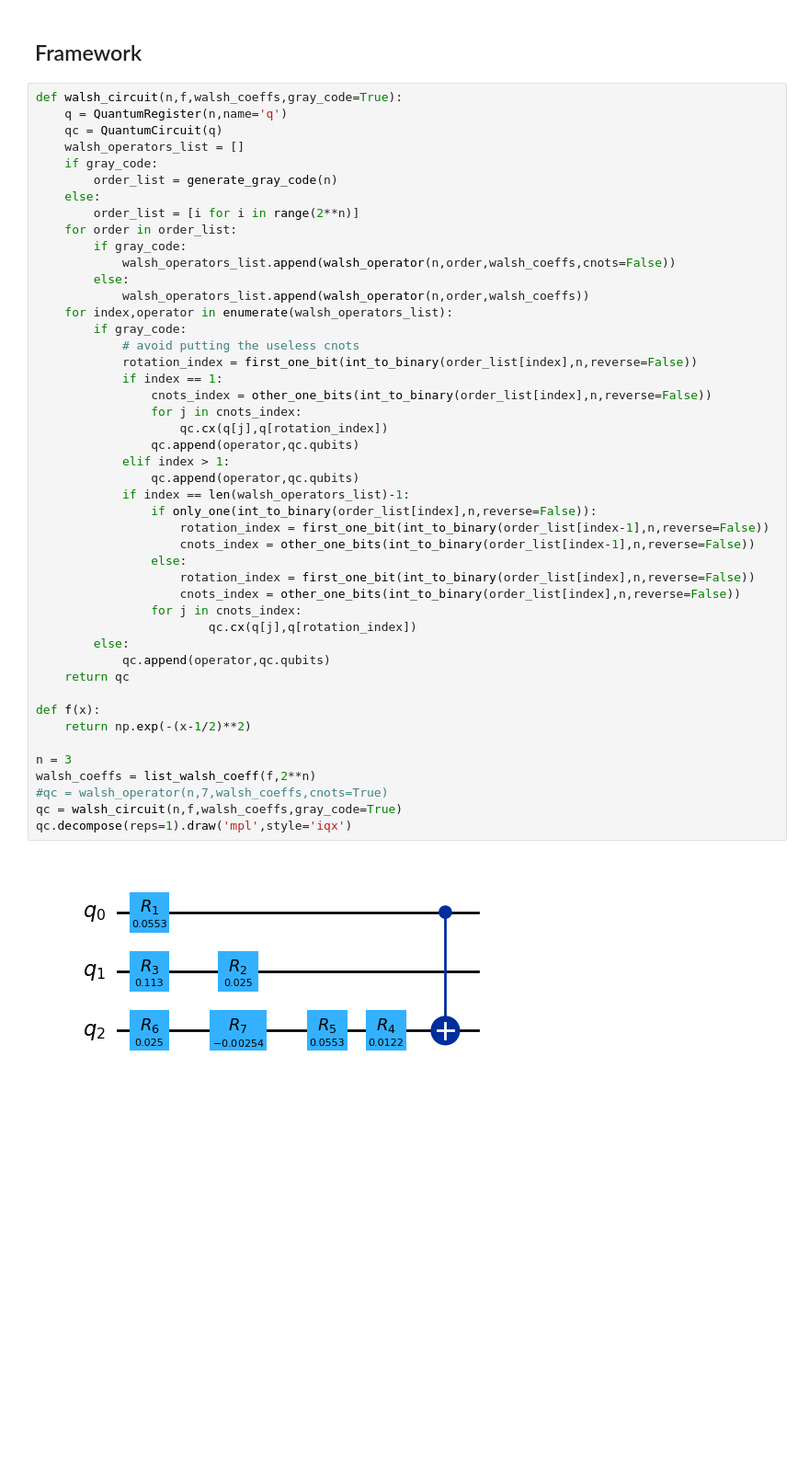
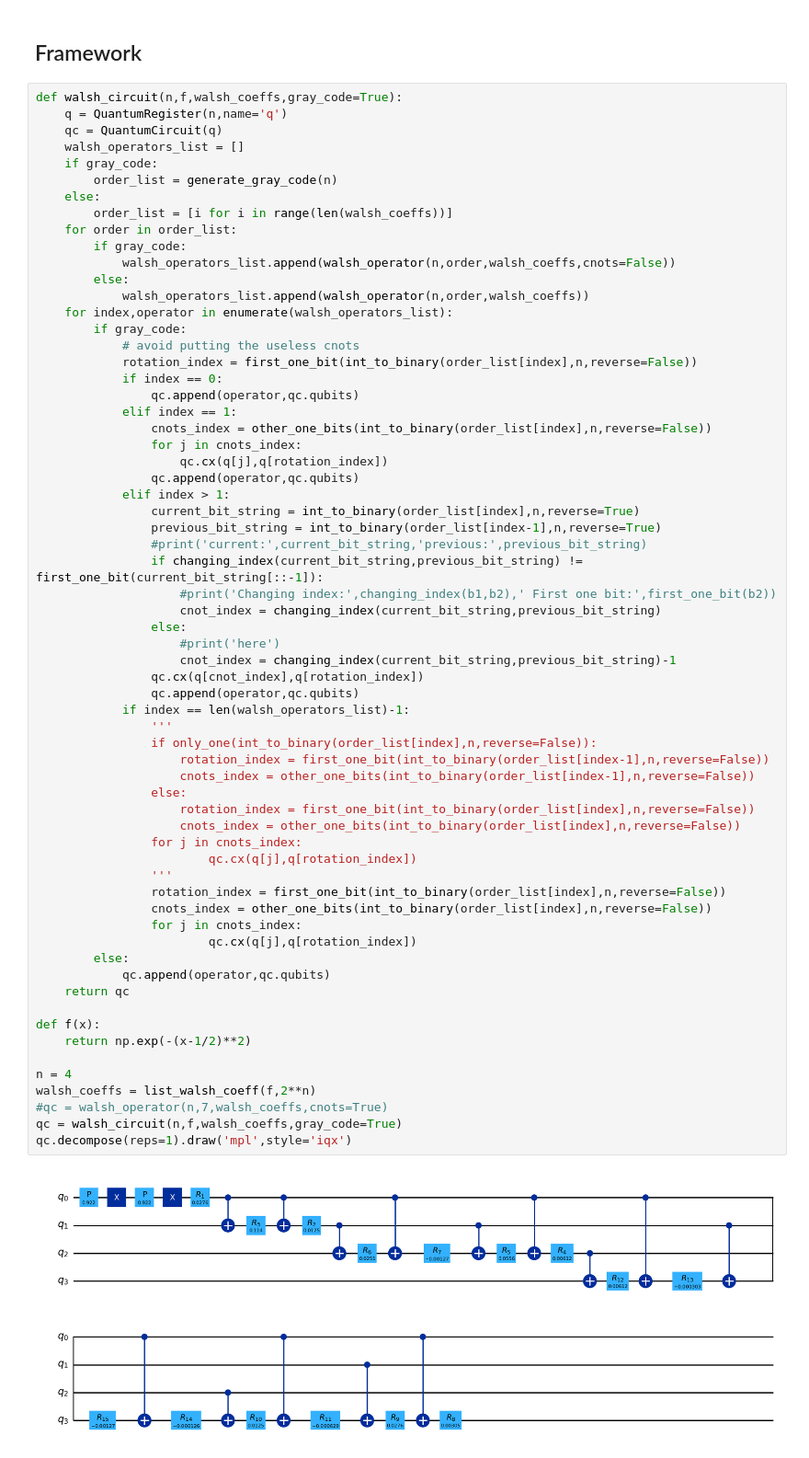
Before and after one commit to ugo-nzongani/Adjustable-depth-quantum-circuit-for-diagonal-unitary-and-QSP, a Jupyter notebook: zylberman_nzongani.ipynb, the cells around one changed output. Shown at 92% size. Cells and saved outputs as stored; diff of their text form; blank space fills up the shorter version.

```diff
--- a/zylberman_nzongani.ipynb
+++ b/zylberman_nzongani.ipynb
@@ -382,7 +384,7 @@ def walsh_circuit(n,f,walsh_coeffs,gray_code=True):
     if gray_code:
         order_list = generate_gray_code(n)
     else:
-        order_list = [i for i in range(2**n)]
+        order_list = [i for i in range(len(walsh_coeffs))]
     for order in order_list:
         if gray_code:
             walsh_operators_list.append(walsh_operator(n,order,walsh_coeffs,cnots=False))
@@ -392,33 +394,51 @@ def walsh_circuit(n,f,walsh_coeffs,gray_code=True):
         if gray_code:
             # avoid putting the useless cnots
             rotation_index = first_one_bit(int_to_binary(order_list[index],n,reverse=False))
-            if index == 1:
+            if index == 0:
+                qc.append(operator,qc.qubits)
+            elif index == 1:
                 cnots_index = other_one_bits(int_to_binary(order_list[index],n,reverse=False))
                 for j in cnots_index:
                     qc.cx(q[j],q[rotation_index])
                 qc.append(operator,qc.qubits)
             elif index > 1:
+                current_bit_string = int_to_binary(order_list[index],n,reverse=True)
+                previous_bit_string = int_to_binary(order_list[index-1],n,reverse=True)
+                #print('current:',current_bit_string,'previous:',previous_bit_string)
+                if changing_index(current_bit_string,previous_bit_string) != first_one_bit(current_bit_string[::-1]):
+                    #print('Changing index:',changing_index(b1,b2),' First one bit:',first_one_bit(b2))
+                    cnot_index = changing_index(current_bit_string,previous_bit_string)
+                else:
+                    #print('here')
+                    cnot_index = changing_index(current_bit_string,previous_bit_string)-1
+                qc.cx(q[cnot_index],q[rotation_index])
                 qc.append(operator,qc.qubits)
             if index == len(walsh_operators_list)-1:
+                '''
                 if only_one(int_to_binary(order_list[index],n,reverse=False)):
                     rotation_index = first_one_bit(int_to_binary(order_list[index-1],n,reverse=False))
                     cnots_index = other_one_bits(int_to_binary(order_list[index-1],n,reverse=False))
                 else:
                     rotation_index = first_one_bit(int_to_binary(order_list[index],n,reverse=False))
                     cnots_index = other_one_bits(int_to_binary(order_list[index],n,reverse=False))
+                for j in cnots_index:
+                        qc.cx(q[j],q[rotation_index])
+                '''
+                rotation_index = first_one_bit(int_to_binary(order_list[index],n,reverse=False))
+                cnots_index = other_one_bits(int_to_binary(order_list[index],n,reverse=False))
                 for j in cnots_index:
                         qc.cx(q[j],q[rotation_index])
         else:
             qc.append(operator,qc.qubits)
     return qc
 
 def f(x):
     return np.exp(-(x-1/2)**2)
 
-n = 3
+n = 4
 walsh_coeffs = list_walsh_coeff(f,2**n)
 #qc = walsh_operator(n,7,walsh_coeffs,cnots=True)
 qc = walsh_circuit(n,f,walsh_coeffs,gray_code=True)
 qc.decompose(reps=1).draw('mpl',style='iqx')
 # %% [output]
-[figure, old version]
+[figure, new version]
```
Also changed, not shown: parts of 9 cells of this notebook.
